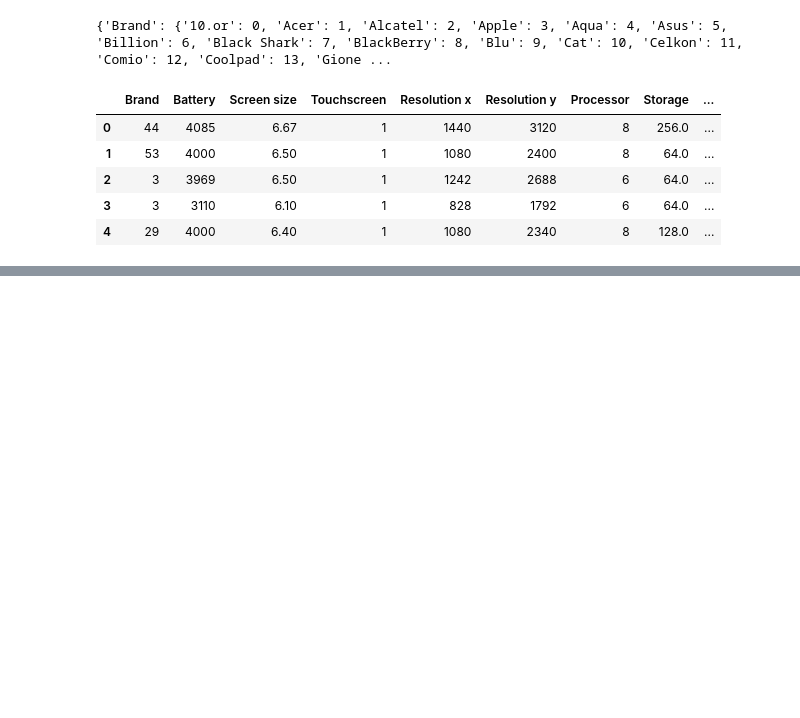
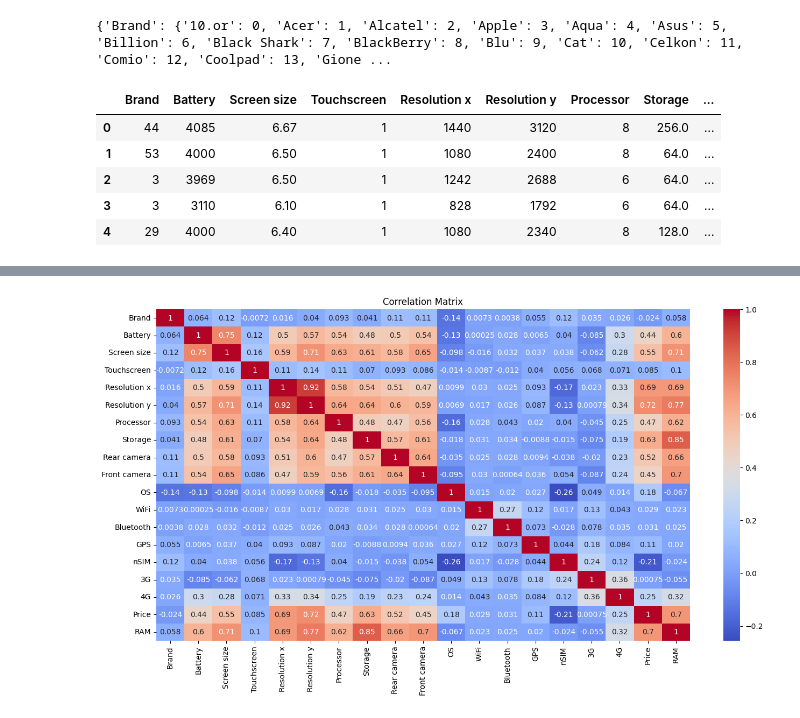
Before and after one commit to dhsiehcode/573_project, a Jupyter notebook: data_exploration.ipynb, the cells around one changed output, grey strips where cells are left out. Cells and saved outputs as stored; diff of their text form; code cells hidden in the pictures; blank space fills up the shorter version.

```diff
--- a/data_exploration.ipynb
+++ b/data_exploration.ipynb
@@ -32,9 +34,12 @@ label_enc = LabelEncoder()
 
 # encode categorical
 encodings = {}
+reverse_encodings = {}
 for col in categorical:
     label_enc.fit(df[col])
-    encodings[col] = dict(zip(label_enc.classes_, map(int, label_enc.transform(label_enc.classes_))))
+    transforms = label_enc.transform(label_enc.classes_)
+    encodings[col] = dict(zip(label_enc.classes_, map(int, transforms)))
+    reverse_encodings[col] = dict(zip(map(int, transforms), label_enc.classes_))
 
 print(encodings)
 
@@ -43,6 +48,8 @@ df[categorical] = df[categorical].apply(lambda col: label_enc.fit_transform(col)
 # convert INR to USD as of 10/22
 df["Price"] = round(df["Price"] * 0.012, 2)
 df["RAM"] = df["RAM (MB)"] / 1000
+
+df["Price"] = np.log1p(df["Price"])
 
 df = df.drop(columns=["Name", "Model", "RAM (MB)"])
 
@@ -81,3 +88,19 @@ df.describe()
 | 50% | 37.000000 | 3000.000000 | 5.200000 | 1.000000 | 720.000000 | 1280.000000 | 4.000000 | 16.000000 | ... |
 | 75% | 54.000000 | 3500.000000 | 5.700000 | 1.000000 | 1080.000000 | 1920.000000 | 8.000000 | 32.000000 | ... |
 | max | 75.000000 | 6000.000000 | 7.300000 | 1.000000 | 2160.000000 | 3840.000000 | 10.000000 | 512.000000 | ... |
+# %%
+# continuous = ['Battery capacity', 'Screen size', 'Resolution x', 'Resolution y', 'Processor', 'Storage', 'Rear camera', 'Front camera','RAM', 'Price_log']
+
+# corr_df = df[continuous]
+
+# corr_matrix = corr_df[continuous_variables].corr()
+corr_matrix = df.corr()
+
+np.round(corr_matrix, decimals=2)
+
+plt.figure(figsize=(16, 8))
+sns.heatmap(corr_matrix, annot=True, cmap='coolwarm')
+plt.title('Correlation Matrix')
+plt.show()
+# %% [output]
+[figure, added]
```
Also changed, not shown: parts of 3 cells of this notebook.
